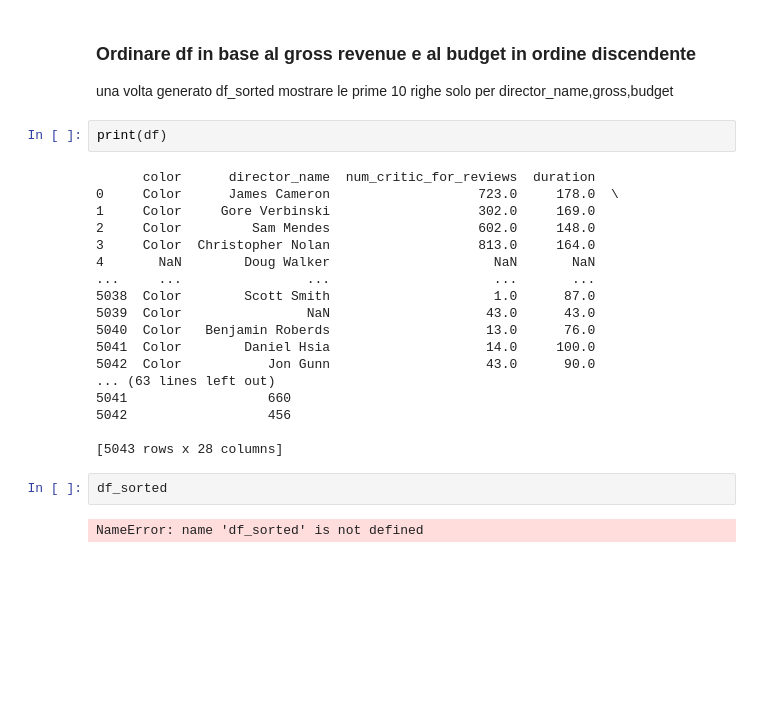
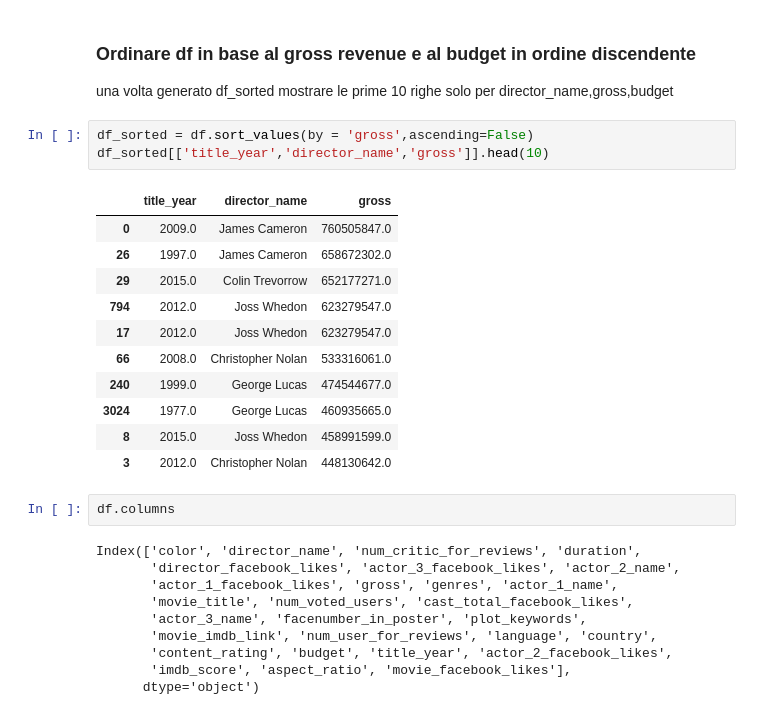
Before and after one commit to RiccardoRubini93/Academy, a Jupyter notebook: Movie_pipeline.ipynb, the cells around one changed output. Cells and saved outputs as stored; diff of their text form; blank space fills up the shorter version.

```diff
--- a/Movie_pipeline.ipynb
+++ b/Movie_pipeline.ipynb
@@ -160,26 +172,29 @@ df[df['director_name'].notna()]
 ### Ordinare df in base al gross revenue e al budget in ordine discendente
 una volta generato df_sorted mostrare le prime 10 righe solo per director_name,gross,budget
 # %%
-print(df)
+df_sorted = df.sort_values(by = 'gross',ascending=False)
+df_sorted[['title_year','director_name','gross']].head(10)
 # %% [output]
-      color      director_name  num_critic_for_reviews  duration
-0     Color      James Cameron                   723.0     178.0  \
-1     Color     Gore Verbinski                   302.0     169.0
-2     Color         Sam Mendes                   602.0     148.0
-3     Color  Christopher Nolan                   813.0     164.0
-4       NaN        Doug Walker                     NaN       NaN
-...     ...                ...                     ...       ...
-5038  Color        Scott Smith                     1.0      87.0
-5039  Color                NaN                    43.0      43.0
-5040  Color   Benjamin Roberds                    13.0      76.0
-5041  Color        Daniel Hsia                    14.0     100.0
-5042  Color           Jon Gunn                    43.0      90.0
-... (63 lines left out)
-5041                  660
-5042                  456
-
-[5043 rows x 28 columns]
+|  | title_year | director_name | gross |
+| 0 | 2009.0 | James Cameron | 760505847.0 |
+| 26 | 1997.0 | James Cameron | 658672302.0 |
+| 29 | 2015.0 | Colin Trevorrow | 652177271.0 |
+| 794 | 2012.0 | Joss Whedon | 623279547.0 |
+| 17 | 2012.0 | Joss Whedon | 623279547.0 |
+| 66 | 2008.0 | Christopher Nolan | 533316061.0 |
+| 240 | 1999.0 | George Lucas | 474544677.0 |
+| 3024 | 1977.0 | George Lucas | 460935665.0 |
+| 8 | 2015.0 | Joss Whedon | 458991599.0 |
+| 3 | 2012.0 | Christopher Nolan | 448130642.0 |
-# %%
-df_sorted
-# %% [output]
-NameError: name 'df_sorted' is not defined
+# %%
+df.columns
+# %% [output]
+Index(['color', 'director_name', 'num_critic_for_reviews', 'duration',
+       'director_facebook_likes', 'actor_3_facebook_likes', 'actor_2_name',
+       'actor_1_facebook_likes', 'gross', 'genres', 'actor_1_name',
+       'movie_title', 'num_voted_users', 'cast_total_facebook_likes',
+       'actor_3_name', 'facenumber_in_poster', 'plot_keywords',
+       'movie_imdb_link', 'num_user_for_reviews', 'language', 'country',
+       'content_rating', 'budget', 'title_year', 'actor_2_facebook_likes',
+       'imdb_score', 'aspect_ratio', 'movie_facebook_likes'],
+      dtype='object')
```
Also changed, not shown: parts of 22 cells of this notebook.
